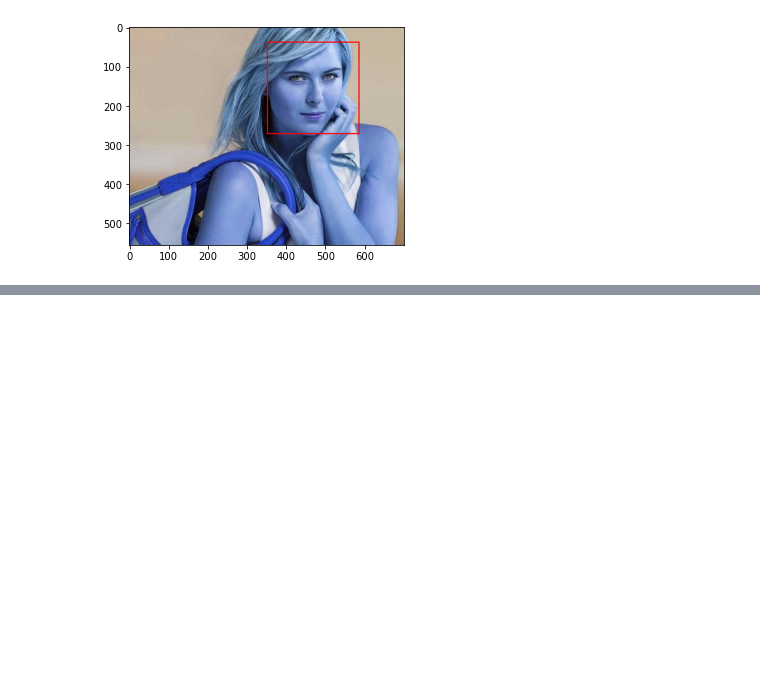
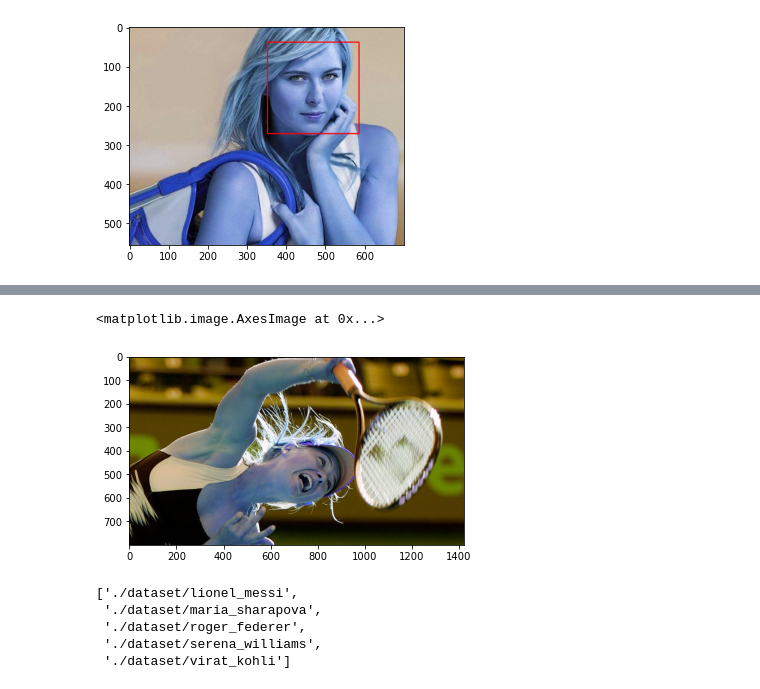
Before and after one commit to sahoodsd/sports_person_classification, a Jupyter notebook: model/sport_person_classifier_model.ipynb, the cells around one changed output, grey strips where cells are left out. Drawn from its saved outputs; the diff is of its cells as text; code cells hidden in the pictures; blank space fills up the shorter version.

```diff
--- a/model/sport_person_classifier_model.ipynb
+++ b/model/sport_person_classifier_model.ipynb
@@ -70,0 +101,6 @@ NameError: name 'frame' is not defined
+# %%
+orginal_imge_2 = cv2.imread('./test_images/sharapova2.jpg')
+plt.imshow(orginal_imge_2)
+# %% [output]
+<matplotlib.image.AxesImage at 0x...>
+[figure, added]
@@ -70,0 +119,8 @@ NameError: name 'frame' is not defined
+# %%
+img_dirs
+# %% [output]
+['./dataset/lionel_messi',
+ './dataset/maria_sharapova',
+ './dataset/roger_federer',
+ './dataset/serena_williams',
+ './dataset/virat_kohli']
```
Also changed, not shown: parts of 11 cells of this notebook, 1 other file.
